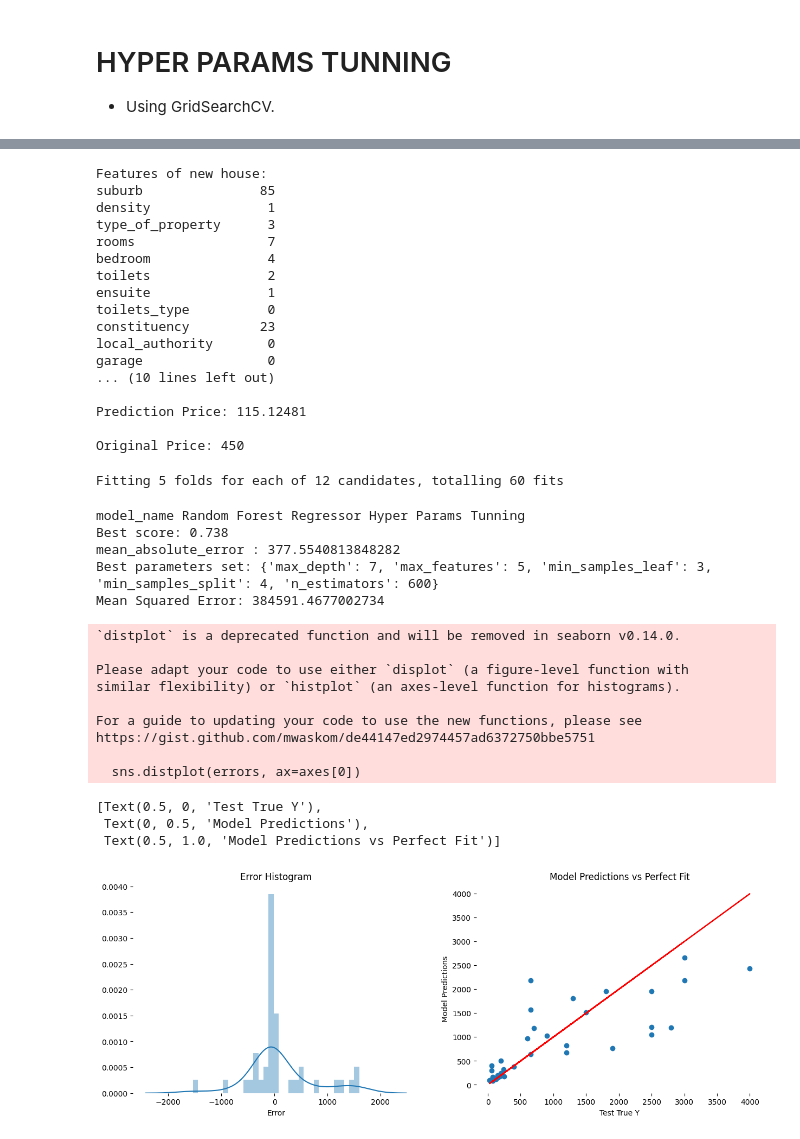
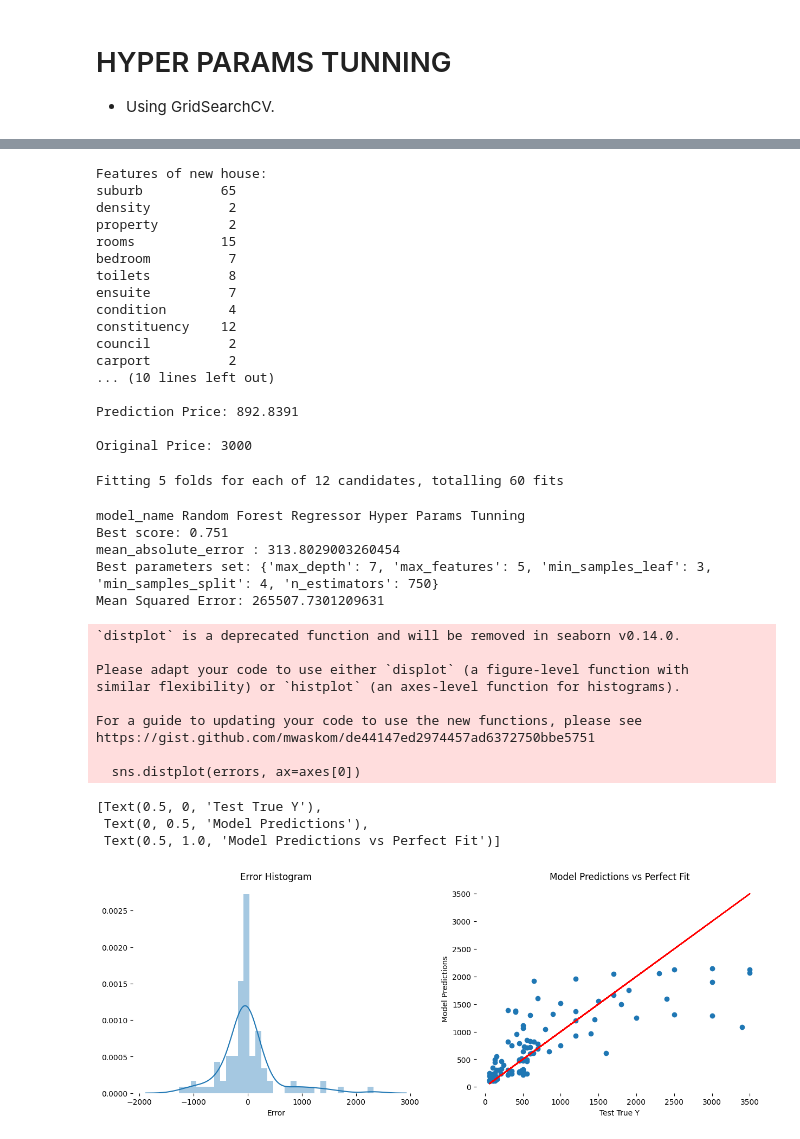
Before and after one commit to iamtatendakagande/irental, a Jupyter notebook: machine/model/HarareRentPredictionModel.ipynb, the cells around one changed output, grey strips where cells are left out. Drawn from its saved outputs; the diff is of its cells as text; code cells hidden in the pictures.

```diff
--- a/machine/model/HarareRentPredictionModel.ipynb
+++ b/machine/model/HarareRentPredictionModel.ipynb
@@ -5,6 +5,6 @@ from matplotlib import pyplot as plt
 import seaborn as sns
 from plotly import express as p
 # %%
-data = pd.read_csv('../dataset/updated.csv')
+data = pd.read_csv('../data/harare-metropolian-updated.csv')
 data.shape
 # %% [output]
@@ -1405,22 +1406,22 @@ print('\nPrediction Price:', xgb_reg.predict(single_house)[0])
 print('\nOriginal Price:',data.iloc[0]['price'])
 # %% [output]
 Features of new house:
-suburb               85
-density               1
-type_of_property      3
-rooms                 7
-bedroom               4
-toilets               2
-ensuite               1
-toilets_type          0
-constituency         23
-local_authority       0
-garage                0
+suburb          65
+density          2
+property         2
+rooms           15
+bedroom          7
+toilets          8
+ensuite          7
+condition        4
+constituency    12
+council          2
+carport          2
 ... (10 lines left out)
 
-Prediction Price: 115.12481
+Prediction Price: 892.8391
 
-Original Price: 450
+Original Price: 3000
 # %%
 rfr_model = RandomForestRegressor(random_state=35)
 
@@ -1460,39 +1461,39 @@ mse = mean_squared_error(test_Y, gscv_rfr_cv_pred)
 print("Mean Squared Error:", mse)
 # %% [output]
 model_name Random Forest Regressor Hyper Params Tunning
-Best score: 0.738
-mean_absolute_error : 377.5540813848282
-Best parameters set: {'max_depth': 7, 'max_features': 5, 'min_samples_leaf': 3, 'min_samples_split': 4, 'n_estimators': 600}
-Mean Squared Error: 384591.4677002734
+Best score: 0.751
+mean_absolute_error : 313.8029003260454
+Best parameters set: {'max_depth': 7, 'max_features': 5, 'min_samples_leaf': 3, 'min_samples_split': 4, 'n_estimators': 750}
+Mean Squared Error: 265507.7301209631
 # %%
 f, axes = plt.subplots(1, 2,figsize=(15,5))
 
 # Our model predictions
 plt.scatter(test_Y,gscv_rfr_cv_pred)
 
 # Perfect predictions
 plt.plot(test_Y,test_Y,'r')
 
-errors = test_Y.values.reshape(1, 41) - gscv_rfr_cv_pred
+errors = test_Y.values.reshape(1, 108) - gscv_rfr_cv_pred
 sns.distplot(errors, ax=axes[0])
 
 sns.despine(left=True, bottom=True)
 axes[0].set(xlabel='Error', ylabel='', title='Error Histogram')
 axes[1].set(xlabel='Test True Y', ylabel='Model Predictions', title='Model Predictions vs Perfect Fit')
 # %% [output]
 `distplot` is a deprecated function and will be removed in seaborn v0.14.0.
 
 Please adapt your code to use either `displot` (a figure-level function with
 similar flexibility) or `histplot` (an axes-level function for histograms).
 
 For a guide to updating your code to use the new functions, please see
 https://gist.github.com/mwaskom/de44147ed2974457ad6372750bbe5751
 
   sns.distplot(errors, ax=axes[0])
 [Text(0.5, 0, 'Test True Y'),
  Text(0, 0.5, 'Model Predictions'),
  Text(0.5, 1.0, 'Model Predictions vs Perfect Fit')]
-[figure, old version]
+[figure, new version]
 # %%
 # fueatures of new house
 single_house = data.drop('price',axis=1).iloc[0]
```
Also changed, not shown: parts of 58 cells of this notebook, 56 other files.
